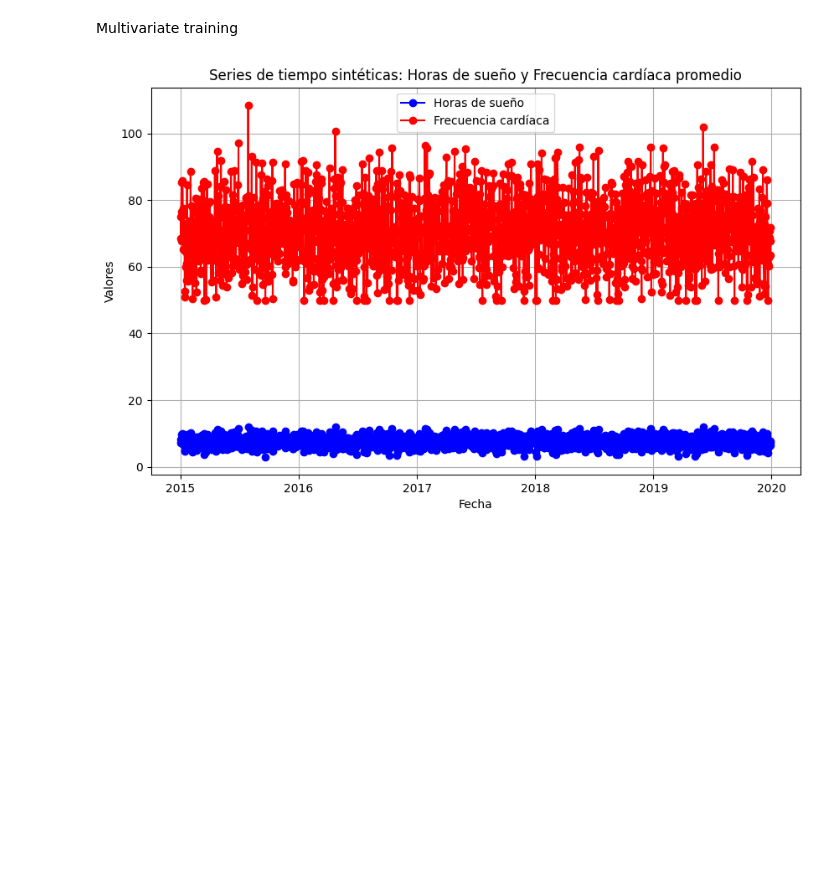
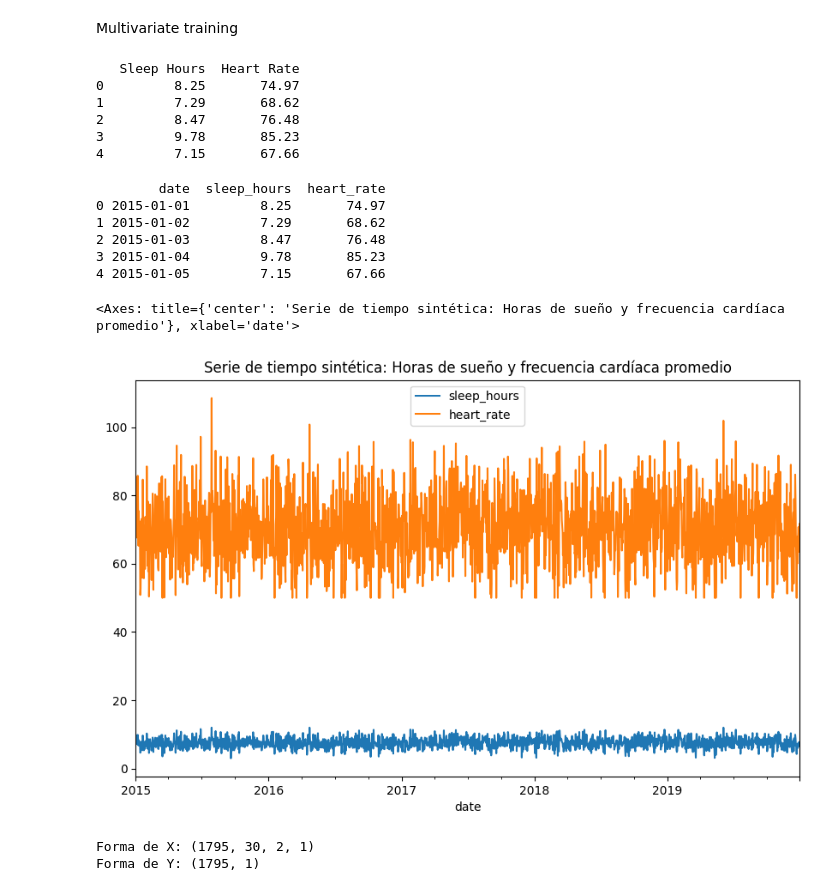
Before and after one commit to gabrielam-projects/Deep-Learning-exercises, a Jupyter notebook: Transformers_NN/TS_synthetic.ipynb, the cells around one changed output. Saved outputs shown, nothing was run; the diff lists cells and outputs as text; code cells hidden in the pictures; blank space fills up the shorter version.

```diff
--- a/Transformers_NN/TS_synthetic.ipynb
+++ b/Transformers_NN/TS_synthetic.ipynb
@@ -402,21 +422,36 @@ plt.show()
 # %% [markdown]
 Multivariate training
-# %%
-total_months = n_years * 12
-date_range = pd.date_range(start="2015-01-01", periods=total_days, freq="D")
-
-# Visualización unificada
-plt.figure(figsize=(10, 6))
-plt.plot(date_range, synthetic_sleep_data['sleep_hours'], marker='o', linestyle='-', label='Horas de sueño', color='blue')
-plt.plot(date_range, synthetic_hr_data['heart_rate'], marker='o', linestyle='-', label='Frecuencia cardíaca', color='red')
-plt.title("Series de tiempo sintéticas: Horas de sueño y Frecuencia cardíaca promedio")
-plt.xlabel("Fecha")
-plt.ylabel("Valores")
-plt.legend()
-plt.grid(True)
-plt.show()
-# %% [output]
-[figure, removed]
+# %%
+# Crear un DataFrame con ambas series
+data = pd.DataFrame({
+    'Sleep Hours': sleep_data,
+    'Heart Rate': hr_data
+})
+print(data.head())
+# %% [output]
+   Sleep Hours  Heart Rate
+0         8.25       74.97
+1         7.29       68.62
+2         8.47       76.48
+3         9.78       85.23
+4         7.15       67.66
+# %%
+# Crear un DataFrame con fechas y la serie de tiempo
+date_range = pd.date_range(start="2015-01-01", periods=total_days, freq="D")
+synthetic_data = pd.DataFrame({"date": date_range, "sleep_hours": data["Sleep Hours"], "heart_rate": data["Heart Rate"]})
+
+# Visualización inicial
+print(synthetic_data.head())
+synthetic_data.plot(x="date", y=["sleep_hours", "heart_rate"], title="Serie de tiempo sintética: Horas de sueño y frecuencia cardíaca promedio", figsize=(10, 6))
+# %% [output]
+        date  sleep_hours  heart_rate
+0 2015-01-01         8.25       74.97
+1 2015-01-02         7.29       68.62
+2 2015-01-03         8.47       76.48
+3 2015-01-04         9.78       85.23
+4 2015-01-05         7.15       67.66
+<Axes: title={'center': 'Serie de tiempo sintética: Horas de sueño y frecuencia cardíaca promedio'}, xlabel='date'>
+[figure, added]
 # %%
 def create_sequences_multivariate(data1, data2, seq_length):
     X, Y = [], []
@@ -435,0 +469,8 @@ X, Y = create_sequences_multivariate(sleep_scaled, heart_scaled, sequence_length
+# %%
+X, Y = create_sequences_multivariate(sleep_scaled, hr_scaled, sequence_length)
+
+print("Forma de X:", X.shape)  # (n_secuencias, sequence_length, n_features)
+print("Forma de Y:", Y.shape)  # (n_secuencias, n_targets)
+# %% [output]
+Forma de X: (1795, 30, 2, 1)
+Forma de Y: (1795, 1)
```
Also changed, not shown: parts of 21 cells of this notebook, 1 other file.
